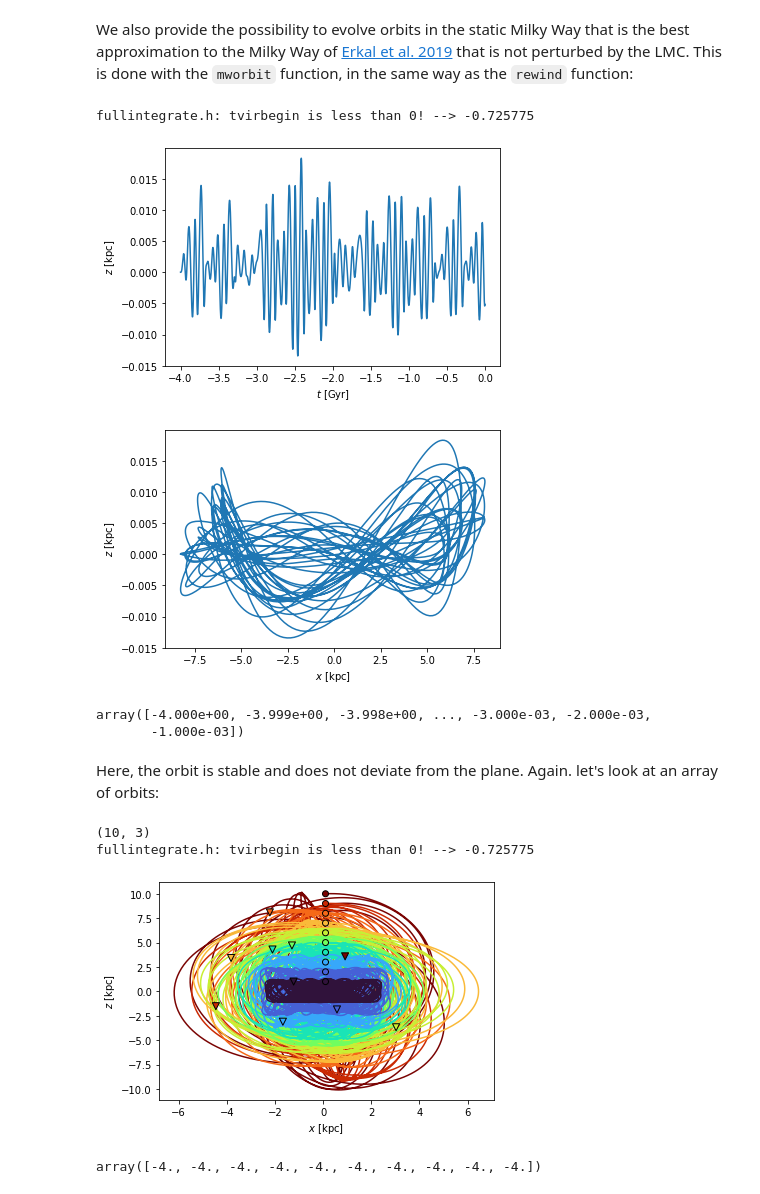
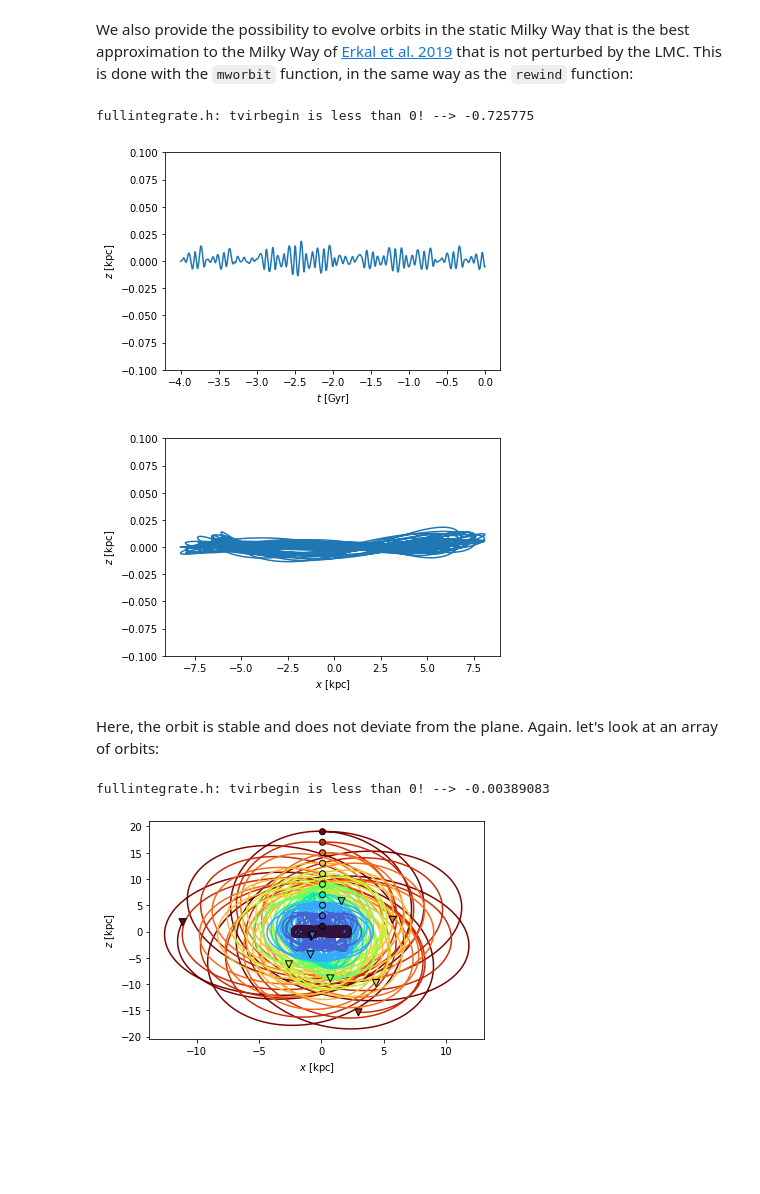
Before and after one commit to michael-petersen/sphexpansion, a Jupyter notebook: tutorial/orbits_tutorial.ipynb, the cells around one changed output. Saved outputs shown, nothing was run; the diff lists cells and outputs as text; code cells hidden in the pictures; blank space fills up the shorter version.

```diff
--- a/tutorial/orbits_tutorial.ipynb
+++ b/tutorial/orbits_tutorial.ipynb
@@ -171,0 +130,16 @@ plt.show()
+# %%
+norbits = 10
+pos = np.zeros([norbits,3])
+vel = np.zeros([norbits,3])
+
+for n in range(0,norbits):
+    pos[n] = [0.1,1,1.+2*n]
+    vel[n] = [100.,110.,10.]
+
+print(np.shape(pos))
+X = Model.rewind(pos, vel,
+                 mwhharmonicflag=63,
+                 rewindtime=2.5, dt=0.001)
+
+# print(np.shape(X))
+X = np.array(X)
@@ -234,16 +241,14 @@ ofx, ofy, ofz = orbit[6], orbit[7], orbit[8]
 ot = orbit[9]
 
 fig, ax = mwlmc_plot.plot_orbit_time(ot, oz, 'z')
+ax.set_ylim(-0.1, 0.1)
 fig, ax = mwlmc_plot.plot_orbit(ox, oz, 'x', 'z')
+ax.set_ylim(-0.1, 0.1)
+plt.show()
 # %% [output]
 fullintegrate.h: tvirbegin is less than 0! --> -0.725775
-[figure, old version]
+[figure, new version]
-[figure, old version]
+[figure, new version]
-# %%
-ot
-# %% [output]
-array([-4.000e+00, -3.999e+00, -3.998e+00, ..., -3.000e-03, -2.000e-03,
-       -1.000e-03])
 # %% [markdown]
 Here, the orbit is stable and does not deviate from the plane. Again. let's look
 at an array of orbits:
@@ -253,43 +258,35 @@ pos = np.zeros([norbits,3])
 vel = np.zeros([norbits,3])
 
 for n in range(0,norbits):
-    pos[n] = [0.1,1,1.+n]
+    pos[n] = [0.1,1,1.+2*n]
     vel[n] = [100.,110.,10.]
 
-print(np.shape(pos))
 X = Model.mworbit(pos, vel,
-                  tbegin=-4, dt=0.001)
-
-# print(np.shape(X))
+                  tbegin=-2.5, dt=0.001)
 X = np.array(X)
 
 colors = plt.cm.turbo(np.linspace(0, 1, norbits))
 
 fig, ax = plt.subplots()
 
 # plot all orbits
 for i in range(norbits)[::-1]:
     ax.plot(X[:,0][i], X[:,2][i],
             c=colors[i], zorder=20-i)
 
 # plot start position
 ax.scatter(X[:,0][:,0], X[:,2][:,0],
            c=colors, marker='o',
            edgecolors='k', zorder=50)
 
 # plot end position
 ax.scatter(X[:,0][:,-1], X[:,2][:,-1],
            c=colors, marker='v', s=50,
            edgecolors='k', zorder=50)
 
 ax.set_xlabel('$x$ [kpc]')
 ax.set_ylabel('$z$ [kpc]')
 plt.show()
 # %% [output]
-(10, 3)
-fullintegrate.h: tvirbegin is less than 0! --> -0.725775
+fullintegrate.h: tvirbegin is less than 0! --> -0.00389083
-[figure, old version]
+[figure, new version]
-# %%
-X[:,-1][:,0]
-# %% [output]
-array([-4., -4., -4., -4., -4., -4., -4., -4., -4., -4.])
```
Also changed, not shown: parts of 42 cells of this notebook, 2 other files.
